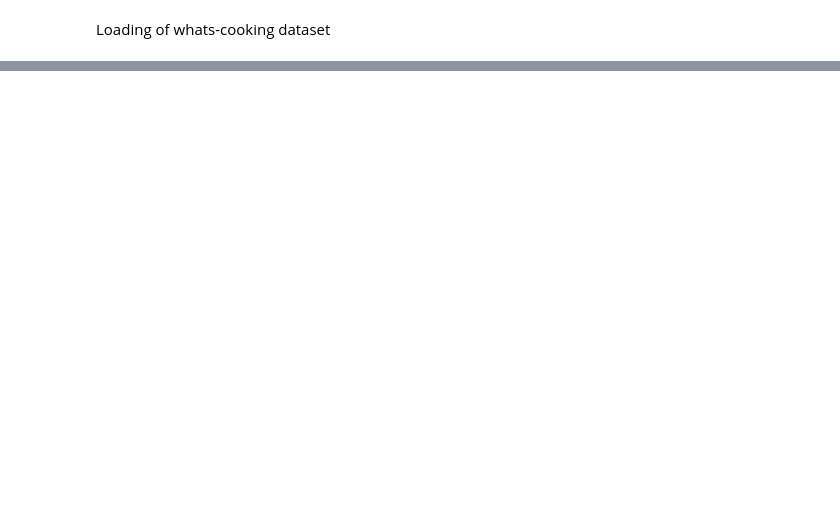
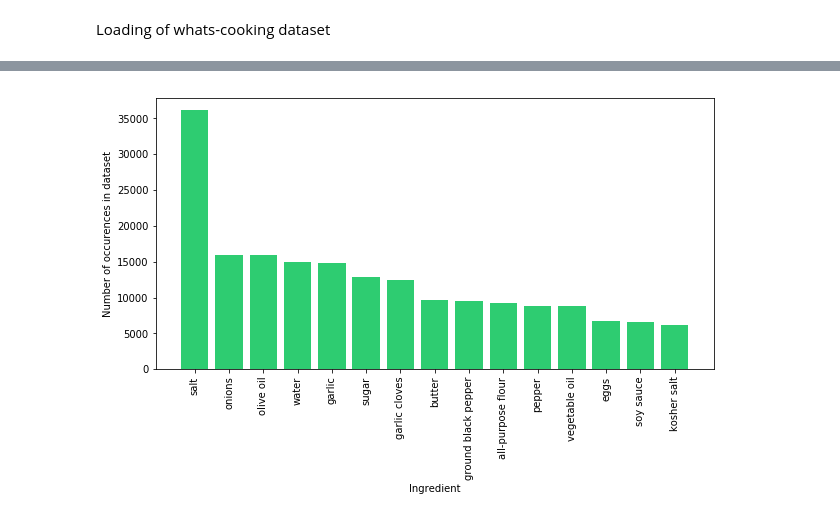
Before and after one commit to gdvorakova/whats-cooking, a Jupyter notebook: whats-cooking.ipynb, the cells around one changed output, grey strips where cells are left out. Cells and saved outputs as stored; diff of their text form; code cells hidden in the pictures; blank space fills up the shorter version.

```diff
--- a/whats-cooking.ipynb
+++ b/whats-cooking.ipynb
@@ -20,0 +141,11 @@ FileNotFoundError: [Errno 2] No such file or directory: '/Users/gabrieladvorakov
+# %%
+plt.figure(figsize=(10,5))
+colors = ['#2ecc71'] * len(top_15_ingredients)
+plt.bar(range(len(top_15_ingredients)), top_15_ingredients.values(), align='center', color=colors)
+plt.xlabel('Ingredient', fontsize=10)
+plt.ylabel('Number of occurences in dataset', fontsize=10)
+plt.xticks(range(len(top_15_ingredients)), top_15_ingredients.keys(), rotation='vertical')
+plt.savefig("top_15_ingredients_histogram.eps", format='eps')
+plt.show()
+# %% [output]
+[figure, added]
```
Also changed, not shown: parts of 29 cells of this notebook, 1 other file.
